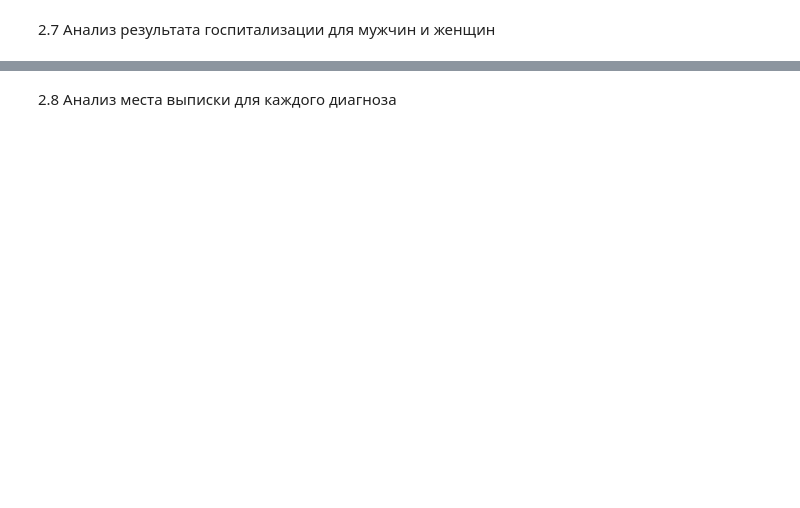
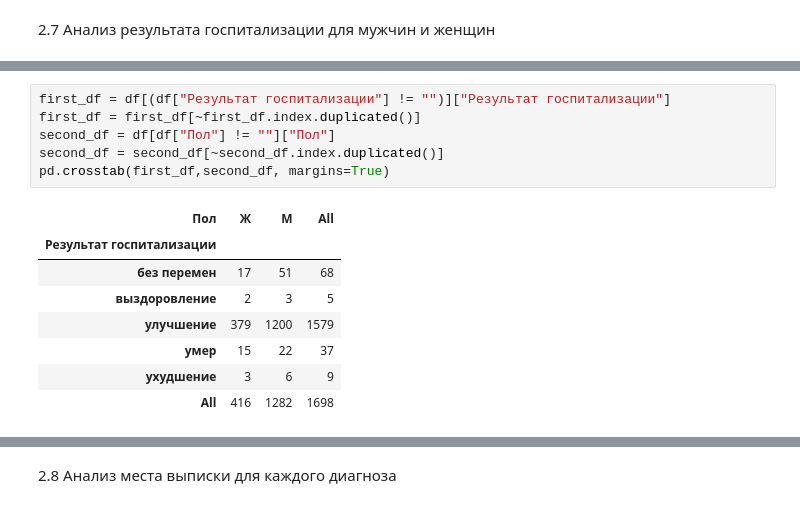
Before and after one commit to Diceorfl/Practical-tasks, a Jupyter notebook: SW/CPD.ipynb, the cells around one changed output, grey strips where cells are left out. Saved outputs shown, nothing was run; the diff lists cells and outputs as text; blank space fills up the shorter version.

```diff
--- a/SW/CPD.ipynb
+++ b/SW/CPD.ipynb
@@ -311,0 +384,15 @@ sns.countplot(x="Пол", hue="Результат госпитализации",
+# %%
+first_df = df[(df["Результат госпитализации"] != "")]["Результат госпитализации"]
+first_df = first_df[~first_df.index.duplicated()]
+second_df = df[df["Пол"] != ""]["Пол"]
+second_df = second_df[~second_df.index.duplicated()]
+pd.crosstab(first_df,second_df, margins=True)
+# %% [output]
+| Пол | Ж | М | All |
+| Результат госпитализации |  |  |  |
+| без перемен | 17 | 51 | 68 |
+| выздоровление | 2 | 3 | 5 |
+| улучшение | 379 | 1200 | 1579 |
+| умер | 15 | 22 | 37 |
+| ухудшение | 3 | 6 | 9 |
+| All | 416 | 1282 | 1698 |
```
Also changed, not shown: parts of 22 cells of this notebook.
